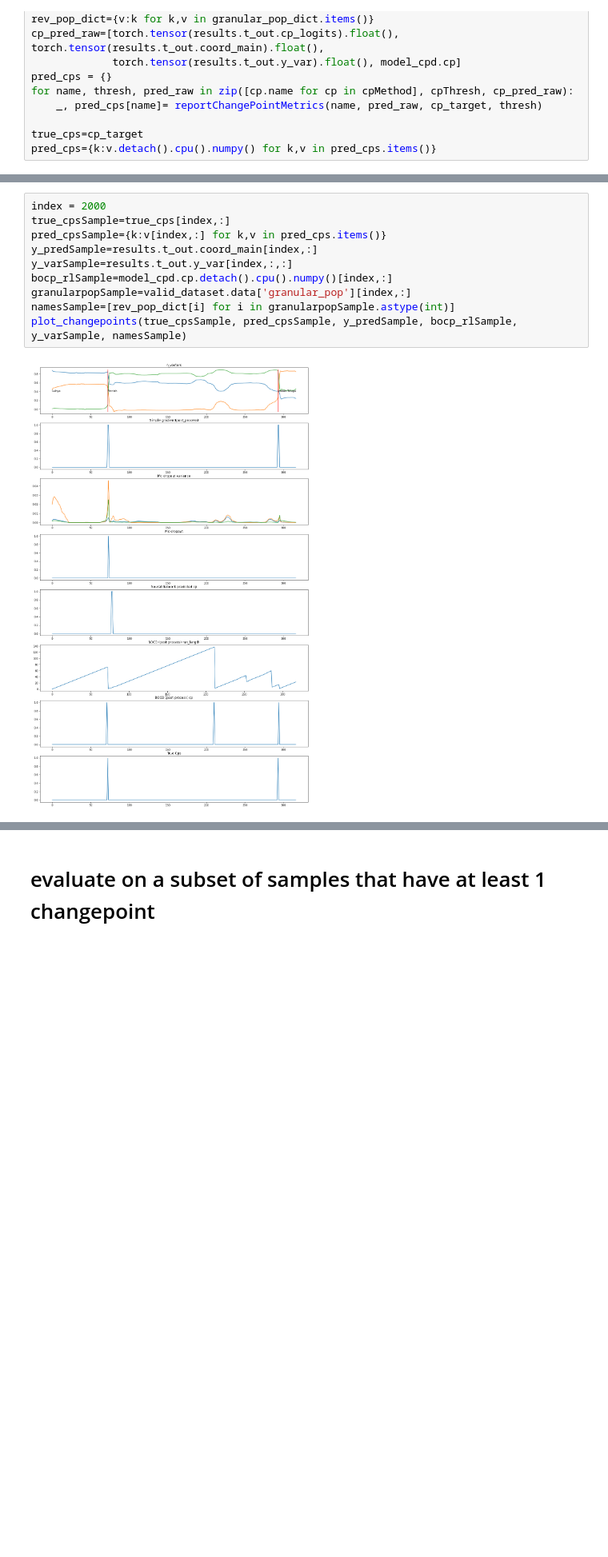
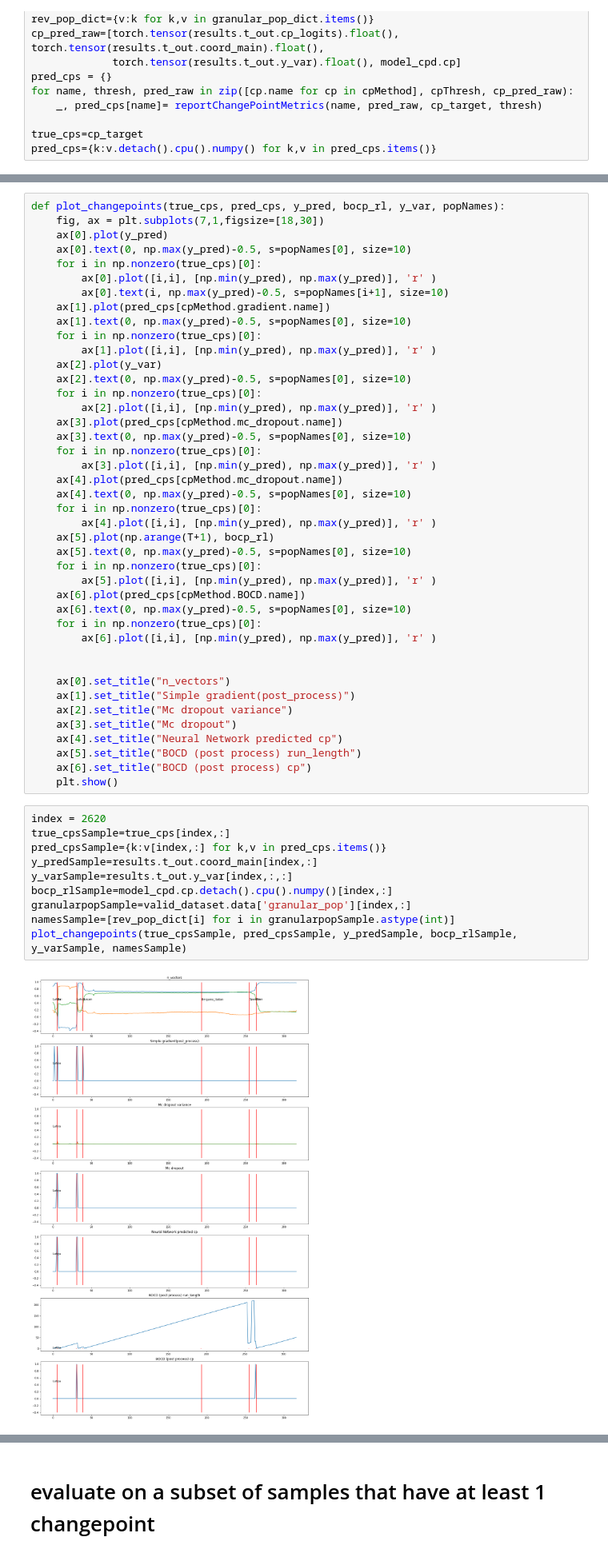
Before and after one commit to RichRast/Ge3Net, a Jupyter notebook: Notebooks/Shared_Notebooks/Geography_changepoints_Analysis.ipynb, the cells around one changed output, grey strips where cells are left out. Shown at 80% size. Drawn from its saved outputs; the diff is of its cells as text; blank space fills up the shorter version.

```diff
--- a/Notebooks/Shared_Notebooks/Geography_changepoints_Analysis.ipynb
+++ b/Notebooks/Shared_Notebooks/Geography_changepoints_Analysis.ipynb
@@ -368,15 +389,57 @@ def plot_changepoints(true_cps, pred_cps, y_pred, bocp_rl, y_var, popNames):
+# %%
+def plot_changepoints(true_cps, pred_cps, y_pred, bocp_rl, y_var, popNames):
+    fig, ax = plt.subplots(7,1,figsize=[18,30])
+    ax[0].plot(y_pred)
+    ax[0].text(0, np.max(y_pred)-0.5, s=popNames[0], size=10)
+    for i in np.nonzero(true_cps)[0]:
+        ax[0].plot([i,i], [np.min(y_pred), np.max(y_pred)], 'r' )
+        ax[0].text(i, np.max(y_pred)-0.5, s=popNames[i+1], size=10)
+    ax[1].plot(pred_cps[cpMethod.gradient.name])
+    ax[1].text(0, np.max(y_pred)-0.5, s=popNames[0], size=10)
+    for i in np.nonzero(true_cps)[0]:
+        ax[1].plot([i,i], [np.min(y_pred), np.max(y_pred)], 'r' )
+    ax[2].plot(y_var)
+    ax[2].text(0, np.max(y_pred)-0.5, s=popNames[0], size=10)
+    for i in np.nonzero(true_cps)[0]:
+        ax[2].plot([i,i], [np.min(y_pred), np.max(y_pred)], 'r' )
+    ax[3].plot(pred_cps[cpMethod.mc_dropout.name])
+    ax[3].text(0, np.max(y_pred)-0.5, s=popNames[0], size=10)
+    for i in np.nonzero(true_cps)[0]:
+        ax[3].plot([i,i], [np.min(y_pred), np.max(y_pred)], 'r' )
+    ax[4].plot(pred_cps[cpMethod.mc_dropout.name])
+    ax[4].text(0, np.max(y_pred)-0.5, s=popNames[0], size=10)
+    for i in np.nonzero(true_cps)[0]:
+        ax[4].plot([i,i], [np.min(y_pred), np.max(y_pred)], 'r' )
+    ax[5].plot(np.arange(T+1), bocp_rl)
+    ax[5].text(0, np.max(y_pred)-0.5, s=popNames[0], size=10)
+    for i in np.nonzero(true_cps)[0]:
+        ax[5].plot([i,i], [np.min(y_pred), np.max(y_pred)], 'r' )
+    ax[6].plot(pred_cps[cpMethod.BOCD.name])
+    ax[6].text(0, np.max(y_pred)-0.5, s=popNames[0], size=10)
+    for i in np.nonzero(true_cps)[0]:
+        ax[6].plot([i,i], [np.min(y_pred), np.max(y_pred)], 'r' )
+
+
+    ax[0].set_title("n_vectors")
+    ax[1].set_title("Simple gradient(post_process)")
+    ax[2].set_title("Mc dropout variance")
+    ax[3].set_title("Mc dropout")
+    ax[4].set_title("Neural Network predicted cp")
+    ax[5].set_title("BOCD (post process) run_length")
+    ax[6].set_title("BOCD (post process) cp")
+    plt.show()
 # %%
-index = 2000
+index = 2620
 true_cpsSample=true_cps[index,:]
 pred_cpsSample={k:v[index,:] for k,v in pred_cps.items()}
 y_predSample=results.t_out.coord_main[index,:]
 y_varSample=results.t_out.y_var[index,:,:]
 bocp_rlSample=model_cpd.cp.detach().cpu().numpy()[index,:]
 granularpopSample=valid_dataset.data['granular_pop'][index,:]
 namesSample=[rev_pop_dict[i] for i in granularpopSample.astype(int)]
 plot_changepoints(true_cpsSample, pred_cpsSample, y_predSample, bocp_rlSample, y_varSample, namesSample)
 # %% [output]
-[figure, old version]
+[figure, new version]
 # %%
 index = 2620
 true_cpsSample=true_cps[index,:]
```
Also changed, not shown: parts of 16 cells of this notebook, 1 other file.
